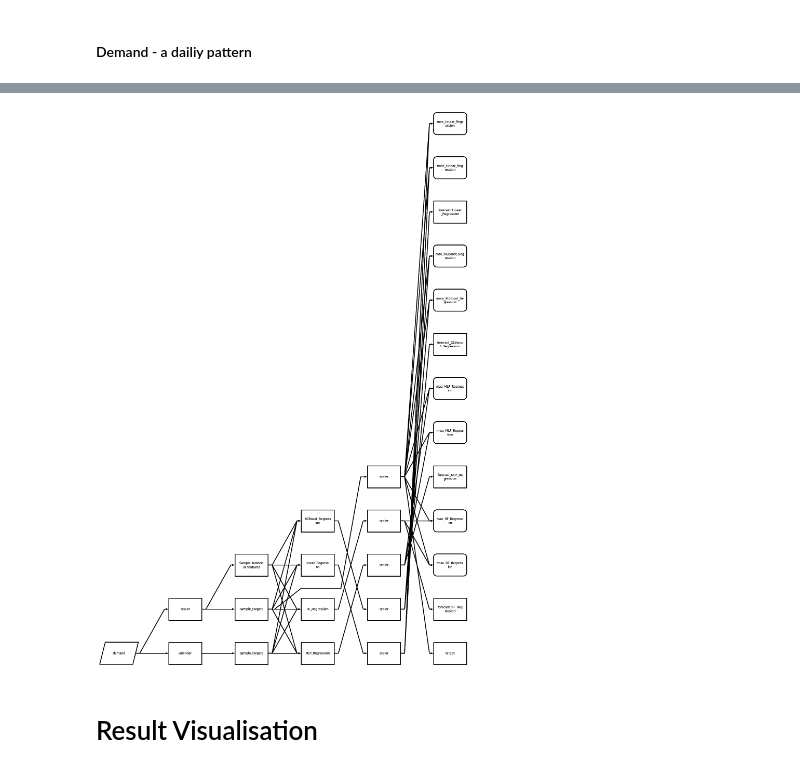
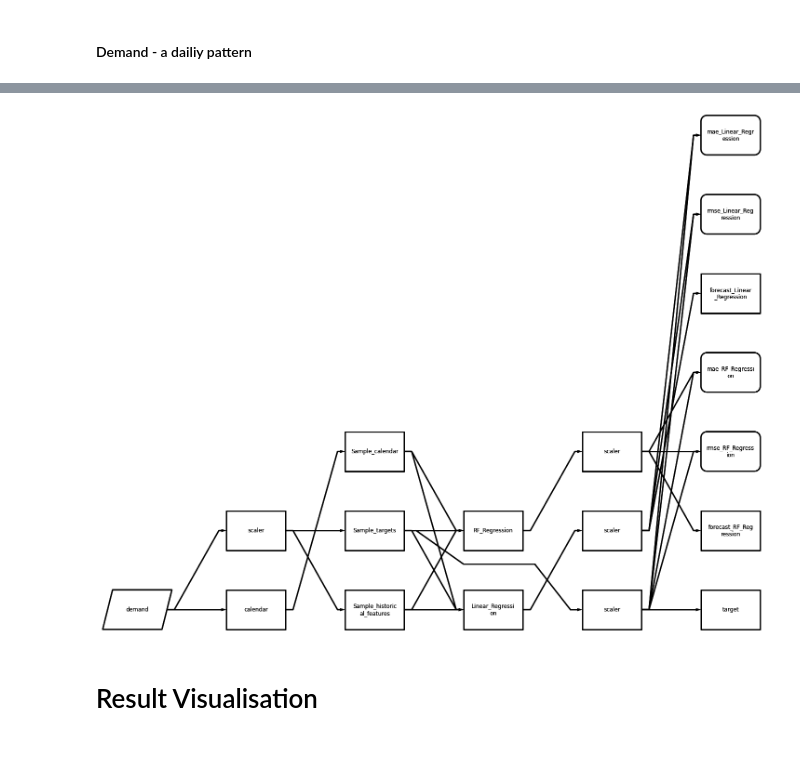
Before and after one commit to hertelm/uebung-2023-pyWATTS, a Jupyter notebook: uebung_pyWATTS.ipynb, the cells around one changed output, grey strips where cells are left out. Cells and saved outputs as stored; diff of their text form; code cells hidden in the pictures.

```diff
--- a/uebung_pyWATTS.ipynb
+++ b/uebung_pyWATTS.ipynb
@@ -66,5 +75,0 @@ data.describe()
-# %%
-data[["demand","solar"]].head()
-
-data =  data[data.index > pd.to_datetime("2016-11-03")]
-#data.plot()
@@ -73,14 +151,11 @@ data =  data[data.index > pd.to_datetime("2016-11-03")]
 # %% [markdown]
 #### Workingdays
 # %%
-#plots the first two weeks
-data["minute_of_the_day"] = data.index.hour * 60 + data.index.minute
-data["days_since_start"] = [int(x/(96)) for x in range(0,len(data))]
-data['weekday'] = data.index.weekday
+# Calculating the hour of the day the weekday and the day since the beginning of the time series to create the pivot table
+data["hour"] = data.index.hour.values
+data["weekday"] = data.index.weekday.values
+data["days_since_start"] = [int(x/(24)) for x in range(0,len(data))]
 
-pivot = pd.pivot_table(data[data["weekday"] < 5], index=['minute_of_the_day'],columns=['days_since_start'], values=['demand'])[:-1]
-pivot["demand"].plot(legend=False,colormap="viridis")
-pivot.median(axis=1).plot(color="red")
-pivot.quantile(0.25,axis=1).plot(color="red",linestyle='dotted')
-pivot.quantile(0.75,axis=1).plot(color="red",linestyle='dotted')
+pivot_workingdays = pd.pivot_table(data[data["weekday"] < 5], index=['hour'],columns=['days_since_start'], values=['demand'])
+pivot_workingdays["demand"].plot(legend=False,colormap="summer")
 # %% [output]
@@ -176,6 +304,7 @@ from sklearn.linear_model import LinearRegression
 from sklearn.neural_network import MLPRegressor
 from sklearn.ensemble import RandomForestRegressor
 from xgboost import XGBRegressor
+import numpy as np
 
 from pywatts_pipeline.core.pipeline import Pipeline
 from pywatts_pipeline.core.util.computation_mode import ComputationMode
@@ -186,6 +315,9 @@ from pywatts.modules.wrappers import FunctionModule
 from pywatts.modules.feature_extraction.calendar_extraction import CalendarExtraction, CalendarFeature
 from pywatts.summaries import RMSE, MAE
 
+
+
+
 def get_forecasting_pipeline(forecast_horizon, historical_features,scope_var,sklearn_wrappers):
 
 
@@ -195,14 +327,15 @@ def get_forecasting_pipeline(forecast_horizon, historical_features,scope_var,skl
     calendar = CalendarExtraction('calendar',continent="Europe", country="Germany",
                                            features=[CalendarFeature.month_sine, CalendarFeature.month_cos,
                                                     CalendarFeature.weekday_sine, CalendarFeature.weekday_cos,
-                                                    CalendarFeature.workday, CalendarFeature.holiday])(x=forecast_pipeline[scope_var])
+                                                    CalendarFeature.workday, CalendarFeature.holiday, CalendarFeature.hour_cos, CalendarFeature.hour_sine])(x=forecast_pipeline[scope_var])
 
     data_scaler = SKLearnWrapper(module=StandardScaler(), name="scaler")
     data_scaled = data_scaler(x=forecast_pipeline[scope_var])
 
-    input = Select(start=-historical_features, stop=0, step=1, name="Sample_historical_features")(x=data_scaled)
+    features_scaled = Select(start=-historical_features, stop=0, step=1, name="Sample_historical_features")(x=data_scaled)
     target_scaled = Select(start=0, stop=forecast_horizon, step=1, name="Sample_targets")(x=data_scaled)
-    calendar_selected = Select(start=0, stop=forecast_horizon, step=1, name="Sample_targets")(x=calendar)
+    calendar_selected = Select(start=0, stop=forecast_horizon, step=1, name="Sample_calendar")(x=calendar)
+
 
 
     result_dict= {}
@@ -212,7 +345,7 @@ def get_forecasting_pipeline(forecast_horizon, historical_features,scope_var,skl
 
     for forecaster in sklearn_wrappers:
         result_dict[forecaster.name] = forecaster(
-        features=input,
+        features=features_scaled,
         calendar=calendar_selected,
         target=target_scaled,
         )
@@ -224,40 +357,33 @@ def get_forecasting_pipeline(forecast_horizon, historical_features,scope_var,skl
         rmse = RMSE(name="rmse_" + forecaster.name)(y_hat=result_dict_unscaled[forecaster.name] , y=target)
         mae = MAE(name="mae_" + forecaster.name)(y_hat=result_dict_unscaled[forecaster.name] , y=target)
 
-
-
-
-
-
-
-
     return forecast_pipeline
 # %%
 SCOPE_VARIABLE =  ["demand"]
 TRAINING_END = pd.Timestamp("2017-03-01")
 
 
+
 forecasters = [ SKLearnWrapper(module=RandomForestRegressor(), name="RF_Regression"),
-                SKLearnWrapper(module=MLPRegressor(hidden_layer_sizes=(64,32,16), max_iter=1000),name="MLP_Regression"),
-                SKLearnWrapper(module=XGBRegressor(), name="XGBoost_Regression"),
                 SKLearnWrapper(module=LinearRegression(), name="Linear_Regression")
                 ]
 
 training_data = data[SCOPE_VARIABLE][:TRAINING_END]
 testing_data = data[SCOPE_VARIABLE][TRAINING_END:]
+
 
 pipeline = get_forecasting_pipeline(24,24,"demand",forecasters)
 
 
 res_train , summary_train  = pipeline.train(training_data)
 
 res_test , summary_test  = pipeline.test(testing_data)
 
 
 drawing = pipeline.draw()
 drawing.draw()
 # %% [output]
-[figure, old version]
+[figure, new version]
 # %% [markdown]
 # Result Visualisation
 # %% [markdown]
```
Also changed, not shown: parts of 39 cells of this notebook, 2 other files.
